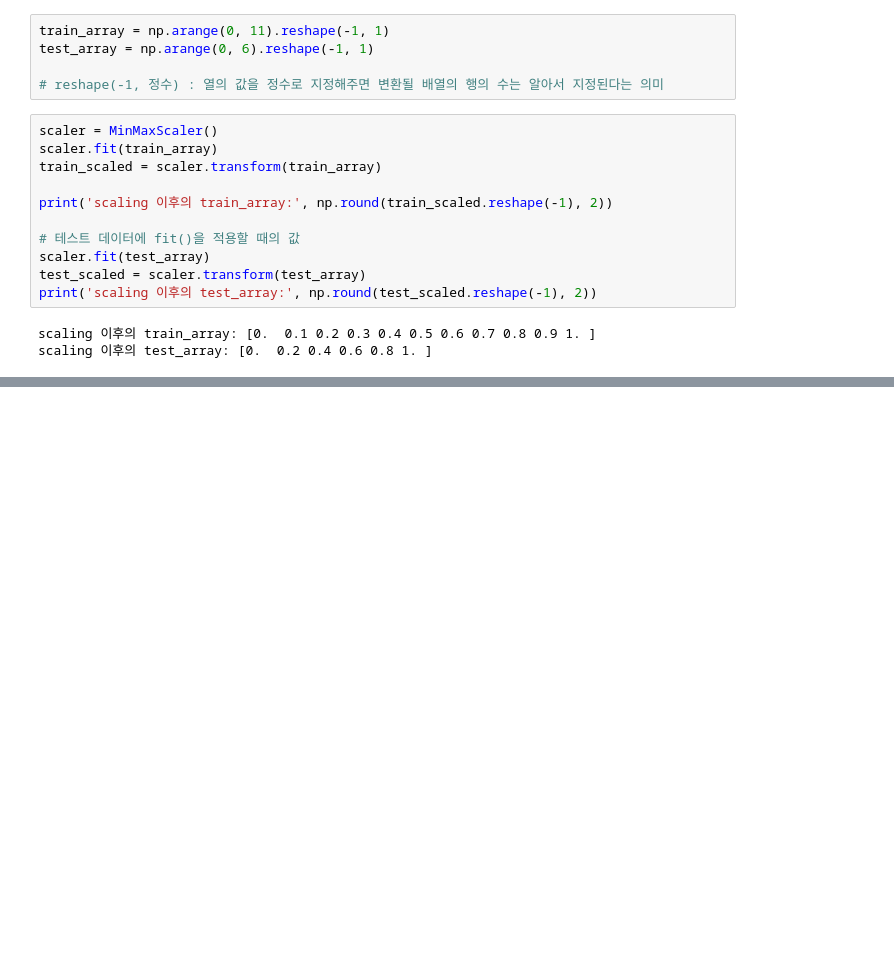
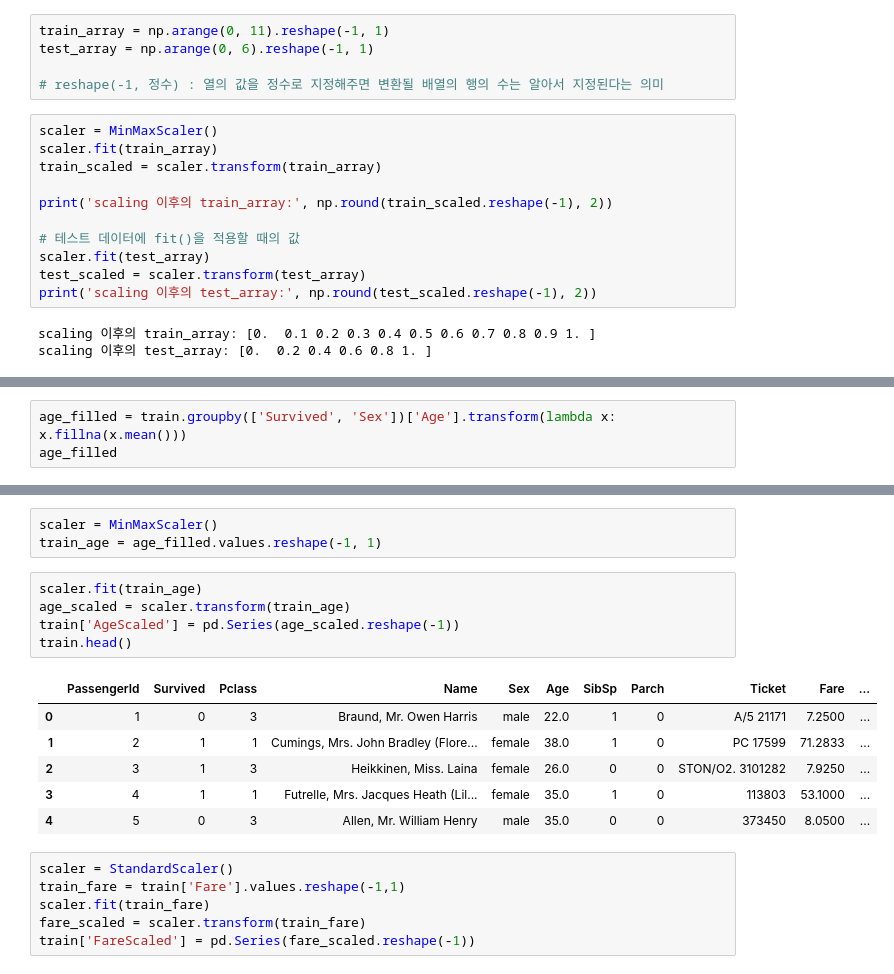
Before and after one commit to s2ul2/bitamin, a Jupyter notebook: 4/4week.ipynb, the cells around one changed output, grey strips where cells are left out. Saved outputs shown, nothing was run; the diff lists cells and outputs as text; blank space fills up the shorter version.

```diff
--- a/4/4week.ipynb
+++ b/4/4week.ipynb
@@ -999,0 +1035,3 @@ scaling 이후의 test_array: [0.  0.2 0.4 0.6 0.8 1. ]
+# %%
+age_filled = train.groupby(['Survived', 'Sex'])['Age'].transform(lambda x: x.fillna(x.mean()))
+age_filled
@@ -999,0 +1051,21 @@ scaling 이후의 test_array: [0.  0.2 0.4 0.6 0.8 1. ]
+# %%
+scaler = MinMaxScaler()
+train_age = age_filled.values.reshape(-1, 1)
+# %%
+scaler.fit(train_age)
+age_scaled = scaler.transform(train_age)
+train['AgeScaled'] = pd.Series(age_scaled.reshape(-1))
+train.head()
+# %% [output]
+|  | PassengerId | Survived | Pclass | Name | Sex | Age | SibSp | Parch | Ticket | Fare | ... |
+| 0 | 1 | 0 | 3 | Braund, Mr. Owen Harris | male | 22.0 | 1 | 0 | A/5 21171 | 7.2500 | ... |
+| 1 | 2 | 1 | 1 | Cumings, Mrs. John Bradley (Flore... | female | 38.0 | 1 | 0 | PC 17599 | 71.2833 | ... |
+| 2 | 3 | 1 | 3 | Heikkinen, Miss. Laina | female | 26.0 | 0 | 0 | STON/O2. 3101282 | 7.9250 | ... |
+| 3 | 4 | 1 | 1 | Futrelle, Mrs. Jacques Heath (Lil... | female | 35.0 | 1 | 0 | 113803 | 53.1000 | ... |
+| 4 | 5 | 0 | 3 | Allen, Mr. William Henry | male | 35.0 | 0 | 0 | 373450 | 8.0500 | ... |
+# %%
+scaler = StandardScaler()
+train_fare = train['Fare'].values.reshape(-1,1)
+scaler.fit(train_fare)
+fare_scaled = scaler.transform(train_fare)
+train['FareScaled'] = pd.Series(fare_scaled.reshape(-1))
```
Also changed, not shown: parts of 6 cells of this notebook.
